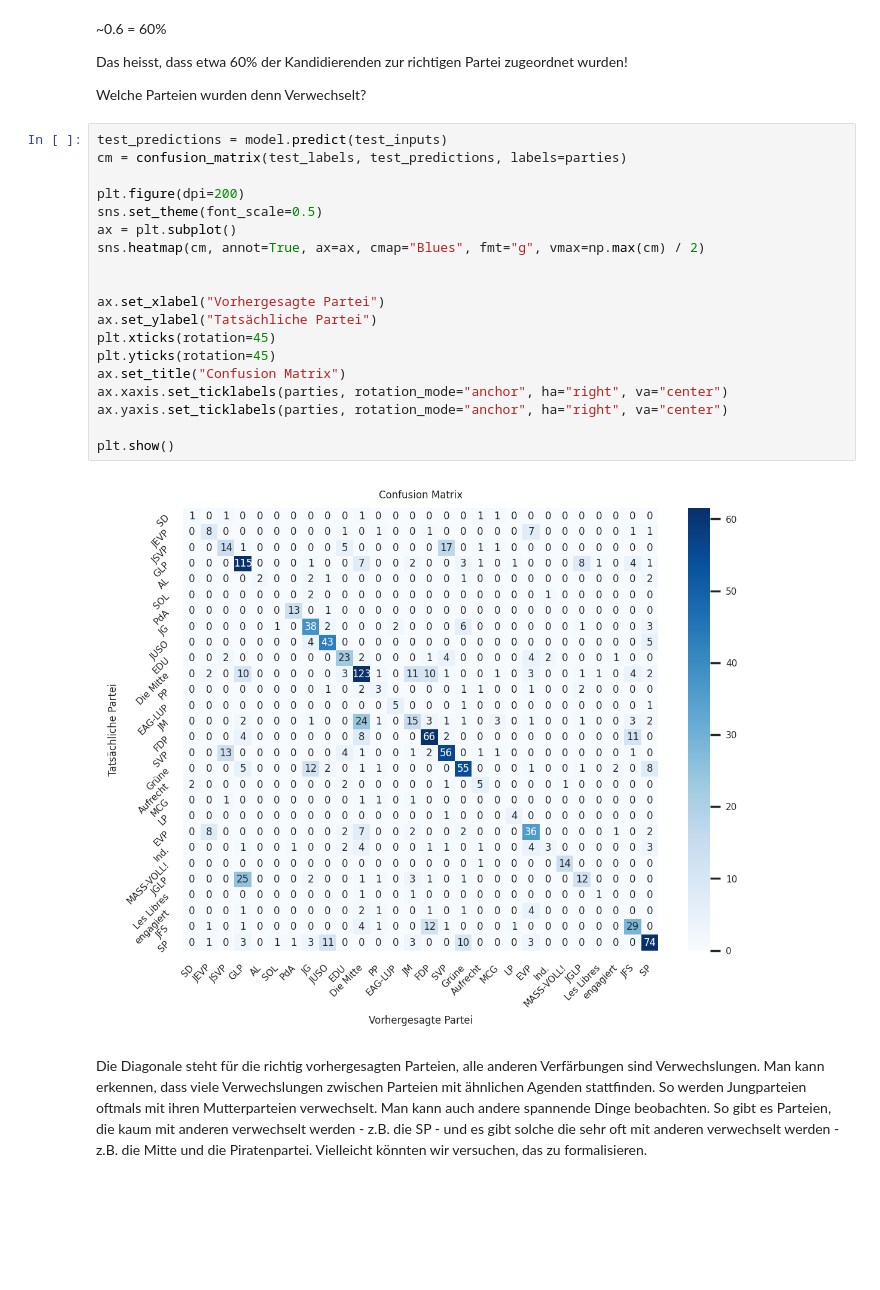
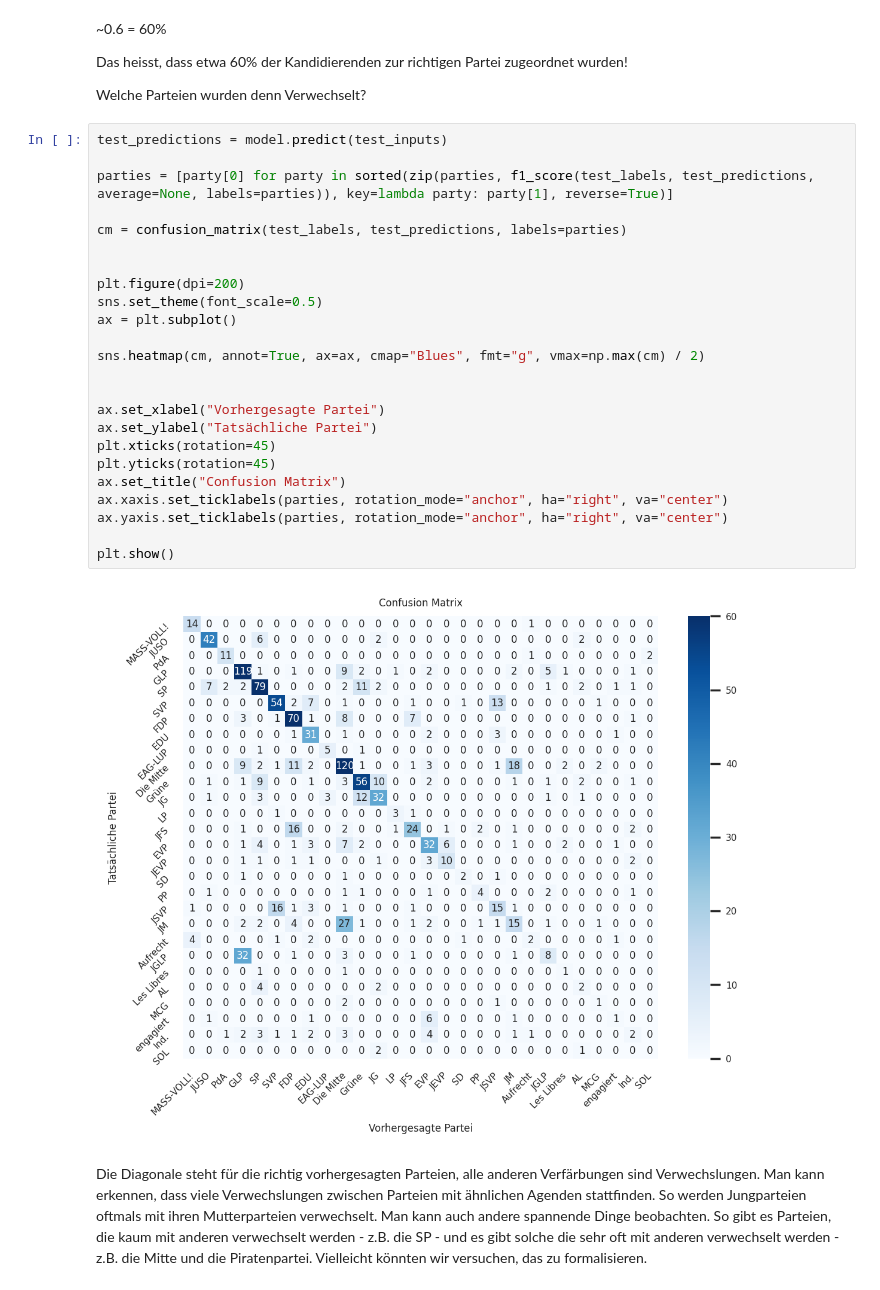
Before and after one commit to digital-sustainability/parldigi-masterclass, a Jupyter notebook: 4_NeuronalesNetzwerk.ipynb, the cells around one changed output. Cells and saved outputs as stored; diff of their text form; blank space fills up the shorter version.

Commit message:
The confusion matrix is now sorted by f1-score

```diff
--- a/4_NeuronalesNetzwerk.ipynb
+++ b/4_NeuronalesNetzwerk.ipynb
@@ -117,25 +117,30 @@ Das heisst, dass etwa 60% der Kandidierenden zur richtigen Partei zugeordnet wur
 Welche Parteien wurden denn Verwechselt?
 # %%
 test_predictions = model.predict(test_inputs)
+
+parties = [party[0] for party in sorted(zip(parties, f1_score(test_labels, test_predictions, average=None, labels=parties)), key=lambda party: party[1], reverse=True)]
+
 cm = confusion_matrix(test_labels, test_predictions, labels=parties)
+
 
 plt.figure(dpi=200)
 sns.set_theme(font_scale=0.5)
 ax = plt.subplot()
+
 sns.heatmap(cm, annot=True, ax=ax, cmap="Blues", fmt="g", vmax=np.max(cm) / 2)
 
 
 ax.set_xlabel("Vorhergesagte Partei")
 ax.set_ylabel("Tatsächliche Partei")
 plt.xticks(rotation=45)
 plt.yticks(rotation=45)
 ax.set_title("Confusion Matrix")
 ax.xaxis.set_ticklabels(parties, rotation_mode="anchor", ha="right", va="center")
 ax.yaxis.set_ticklabels(parties, rotation_mode="anchor", ha="right", va="center")
 
 plt.show()
 # %% [output]
-[figure, old version]
+[figure, new version]
 # %% [markdown]
 Die Diagonale steht für die richtig vorhergesagten Parteien, alle anderen Verfärbungen sind Verwechslungen. Man kann erkennen, dass viele Verwechslungen zwischen Parteien mit ähnlichen Agenden stattfinden. So werden Jungparteien oftmals mit ihren Mutterparteien verwechselt. Man kann auch andere spannende Dinge beobachten. So gibt es Parteien, die kaum mit anderen verwechselt werden - z.B. die SP - und es gibt solche die sehr oft mit anderen verwechselt werden - z.B. die Mitte und die Piratenpartei. Vielleicht könnten wir versuchen, das zu formalisieren.
 # %%
```
Also changed, not shown: parts of 4 cells of this notebook.
